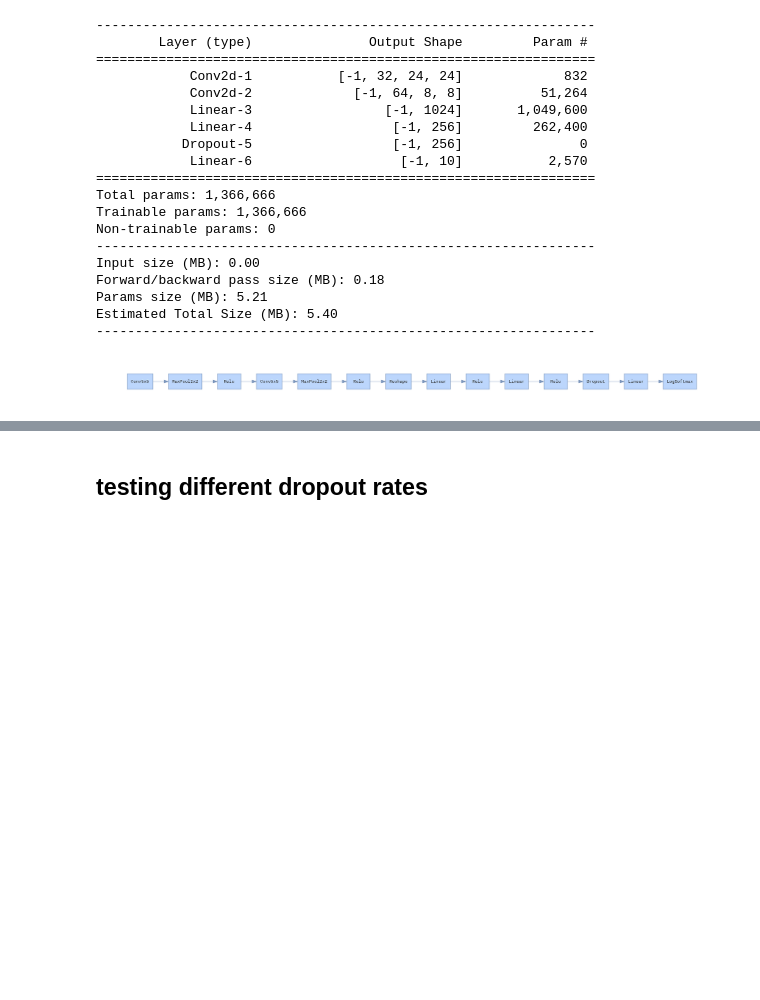
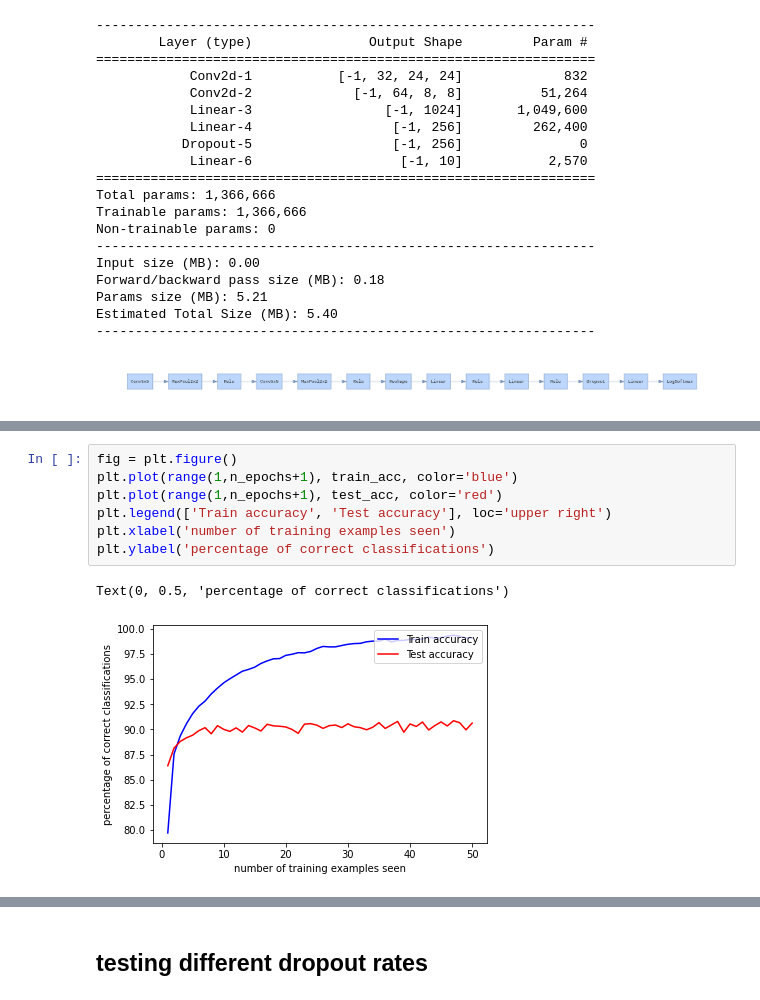
Before and after one commit to khalit7/PyTorchMnistClassification, a Jupyter notebook: PyTorchMnist.ipynb, the cells around one changed output, grey strips where cells are left out. Saved outputs shown, nothing was run; the diff lists cells and outputs as text; blank space fills up the shorter version.

```diff
--- a/PyTorchMnist.ipynb
+++ b/PyTorchMnist.ipynb
@@ -503,3 +506,13 @@ Test set: Avg. loss: 0.7048, Accuracy: 9043/10000 (90%)
+# %%
+fig = plt.figure()
+plt.plot(range(1,n_epochs+1), train_acc, color='blue')
+plt.plot(range(1,n_epochs+1), test_acc, color='red')
+plt.legend(['Train accuracy', 'Test accuracy'], loc='upper right')
+plt.xlabel('number of training examples seen')
+plt.ylabel('percentage of correct classifications')
+# %% [output]
+Text(0, 0.5, 'percentage of correct classifications')
+[figure, added]
 # %%
 fig = plt.figure()
 plt.plot(range(1,n_epochs+1), train_losses, color='blue')
```
Also changed, not shown: parts of 6 cells of this notebook.
